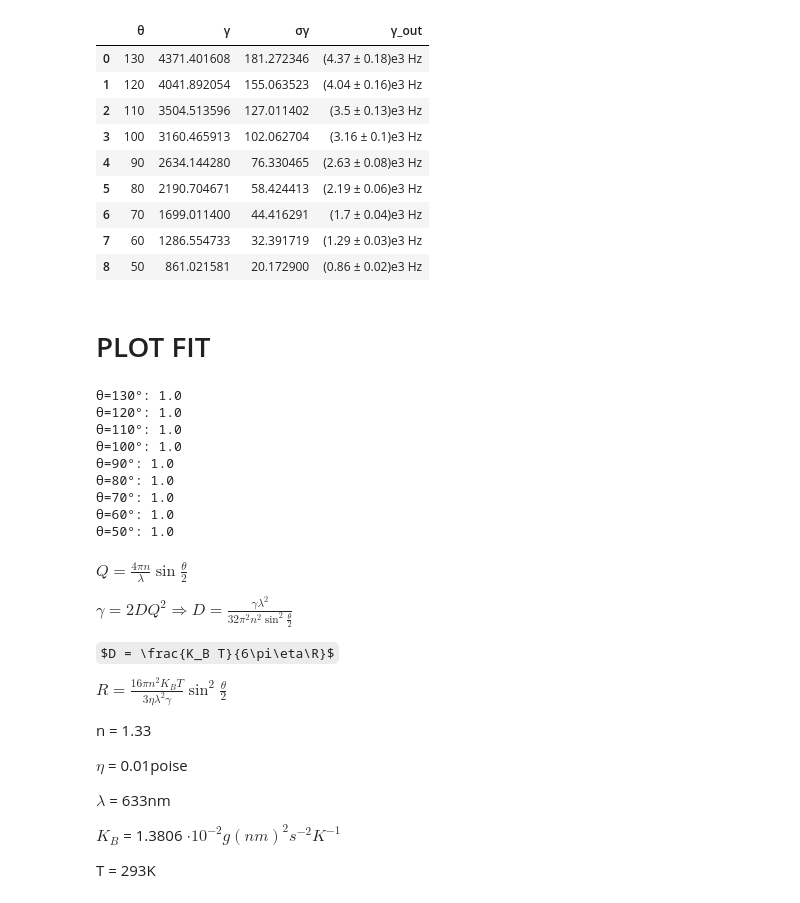
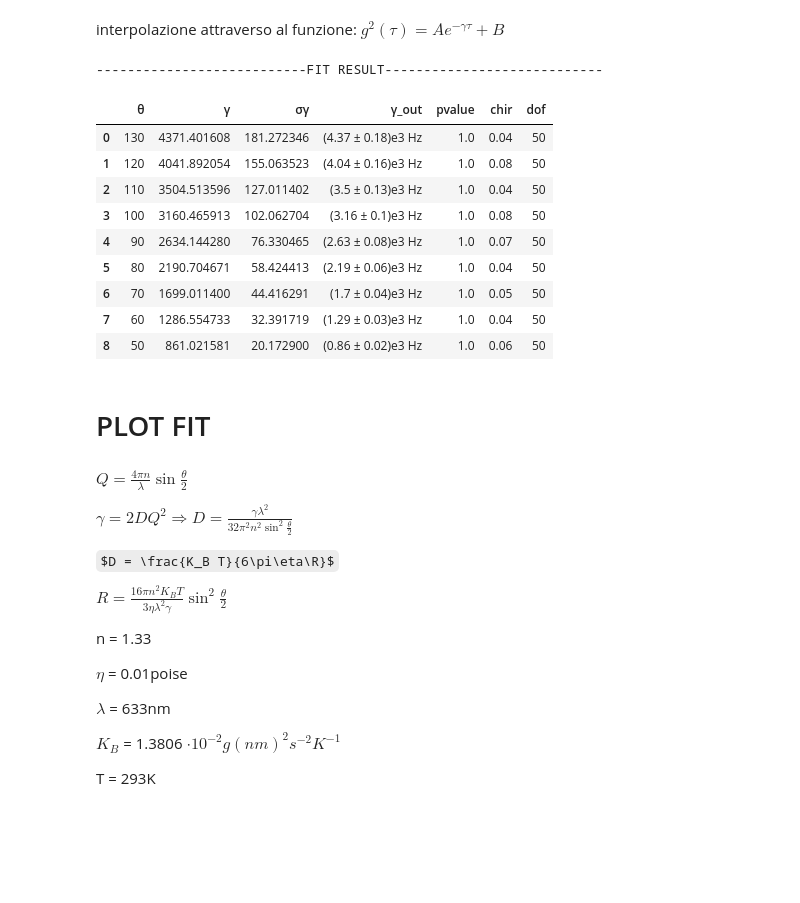
Before and after one commit to chiara22codini/LaboratorioBiofisica, a Jupyter notebook: SCATTERING/theta.ipynb, the cells around one changed output. Saved outputs shown, nothing was run; the diff lists cells and outputs as text; code cells hidden in the pictures; some formulas as TeX source; blank space fills up the shorter version.

```diff
--- a/SCATTERING/R_function_of_teta.ipynb
+++ b/SCATTERING/theta.ipynb
@@ -71,6 +51,10 @@ for θ in data.keys():
+# %% [markdown]
+interpolazione attraverso al funzione: $g^2(\tau) = A e^{-\gamma \tau} + B$
 # %%
 # fit data
-
+CHI_r = []
+DOF = []
+PVALUE = []
 
 f = lambda x, A, B, γ: A*np.exp(-γ*x) + B
 
@@ -84,42 +68,31 @@ for key in data.keys():
     data[key]['gamma'] = m.values['γ']
     GAMMA.append(m.values['γ'])
     sigmaGAMMA.append(m.errors['γ'])
+    CHI_r.append(m.rchi2)
+    DOF = m.dof
+    PVALUE.append(m.pvalue)
 
 GAMMA = np.array(GAMMA)
 sigmaGAMMA = np.array(sigmaGAMMA)
-# %%
-# print gamma teta:
-GAMMAFVAL = [final_val(g,sg,2,3,'Hz') for g,sg in zip(GAMMA,sigmaGAMMA)]
-gammateta = pd.DataFrame({'θ':TETA,'γ':GAMMA,'σγ':sigmaGAMMA,'γ_out':GAMMAFVAL})
-display(gammateta)
-
-# fig = go.Figure(data=go.Table(dict(
-#     header=dict(values=list(gammateta.columns)),
-#     cells=dict(values=[gammateta.θ, gammateta.γ, gammateta.σγ, gammateta.γ_out])
-# )),
-# layout = go.Layout(
-#   margin=go.layout.Margin(
-#         l=0, #left margin
-#         r=0, #right margin
-#         b=0, #bottom margin
-#         t=0, #top margin
-#     )
-# ))
-# fig.update_layout(
-#         margin={'t':0,'l':0,'b':0,'r':0}
-#     )
-# fig.show()
-# %% [output]
-|  | θ | γ | σγ | γ_out |
-| 0 | 130 | 4371.401608 | 181.272346 | (4.37 ± 0.18)e3 Hz |
-| 1 | 120 | 4041.892054 | 155.063523 | (4.04 ± 0.16)e3 Hz |
-| 2 | 110 | 3504.513596 | 127.011402 | (3.5 ± 0.13)e3 Hz |
-| 3 | 100 | 3160.465913 | 102.062704 | (3.16 ± 0.1)e3 Hz |
-| 4 | 90 | 2634.144280 | 76.330465 | (2.63 ± 0.08)e3 Hz |
-| 5 | 80 | 2190.704671 | 58.424413 | (2.19 ± 0.06)e3 Hz |
-| 6 | 70 | 1699.011400 | 44.416291 | (1.7 ± 0.04)e3 Hz |
-| 7 | 60 | 1286.554733 | 32.391719 | (1.29 ± 0.03)e3 Hz |
-| 8 | 50 | 861.021581 | 20.172900 | (0.86 ± 0.02)e3 Hz |
+# %%
+# print FIT RESULT:
+GAMMAFVAL = [final_val(g,sg,2,3,'Hz') for g,sg in zip(GAMMA,sigmaGAMMA)]
+gammateta = pd.DataFrame({'θ':TETA,'γ':GAMMA,'σγ':sigmaGAMMA,'γ_out':GAMMAFVAL,'pvalue':PVALUE,'chir':CHI_r,'dof':DOF})
+
+print('---------------------------FIT RESULT----------------------------')
+display(gammateta)
+# %% [output]
+---------------------------FIT RESULT----------------------------
+|  | θ | γ | σγ | γ_out | pvalue | chir | dof |
+| 0 | 130 | 4371.401608 | 181.272346 | (4.37 ± 0.18)e3 Hz | 1.0 | 0.04 | 50 |
+| 1 | 120 | 4041.892054 | 155.063523 | (4.04 ± 0.16)e3 Hz | 1.0 | 0.08 | 50 |
+| 2 | 110 | 3504.513596 | 127.011402 | (3.5 ± 0.13)e3 Hz | 1.0 | 0.04 | 50 |
+| 3 | 100 | 3160.465913 | 102.062704 | (3.16 ± 0.1)e3 Hz | 1.0 | 0.08 | 50 |
+| 4 | 90 | 2634.144280 | 76.330465 | (2.63 ± 0.08)e3 Hz | 1.0 | 0.07 | 50 |
+| 5 | 80 | 2190.704671 | 58.424413 | (2.19 ± 0.06)e3 Hz | 1.0 | 0.04 | 50 |
+| 6 | 70 | 1699.011400 | 44.416291 | (1.7 ± 0.04)e3 Hz | 1.0 | 0.05 | 50 |
+| 7 | 60 | 1286.554733 | 32.391719 | (1.29 ± 0.03)e3 Hz | 1.0 | 0.04 | 50 |
+| 8 | 50 | 861.021581 | 20.172900 | (0.86 ± 0.02)e3 Hz | 1.0 | 0.06 | 50 |
 # %% [markdown]
 # PLOT FIT
 # %%
@@ -190,22 +163,6 @@ fig.update_yaxes(
 )
 
 fig.show()
-# %%
-# print pval:
-
-for θ in data.keys():
-
-    print(f'θ={θ}°: {data[θ]["fit"].pvalue}')
-# %% [output]
-θ=130°: 1.0
-θ=120°: 1.0
-θ=110°: 1.0
-θ=100°: 1.0
-θ=90°: 1.0
-θ=80°: 1.0
-θ=70°: 1.0
-θ=60°: 1.0
-θ=50°: 1.0
 # %% [markdown]
 $Q = \frac{4\pi n}{\lambda}\sin\frac{\theta}{2}$
 
```
Also changed, not shown: parts of 7 cells of this notebook, 2 other files.
